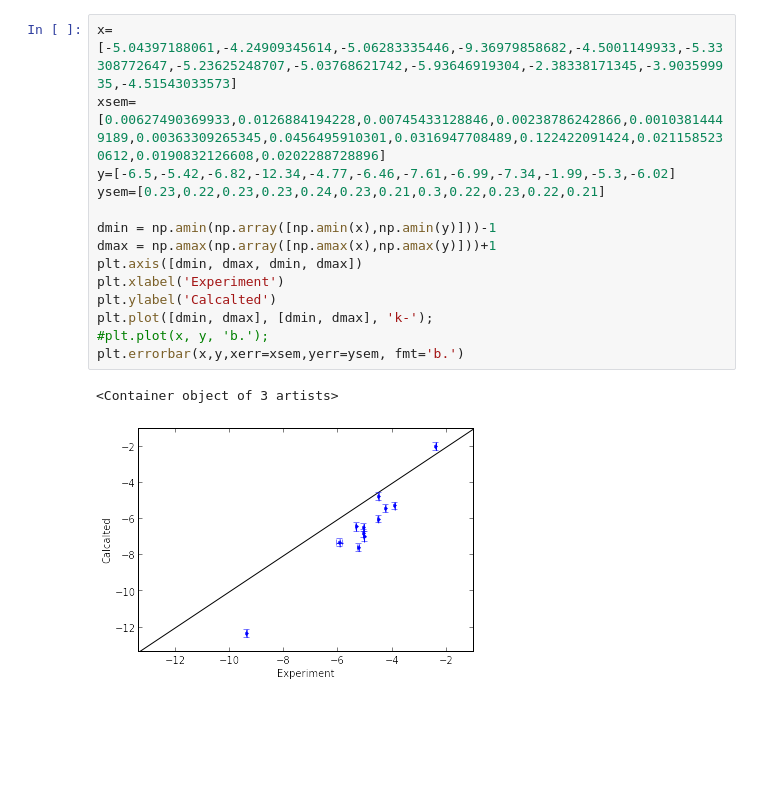
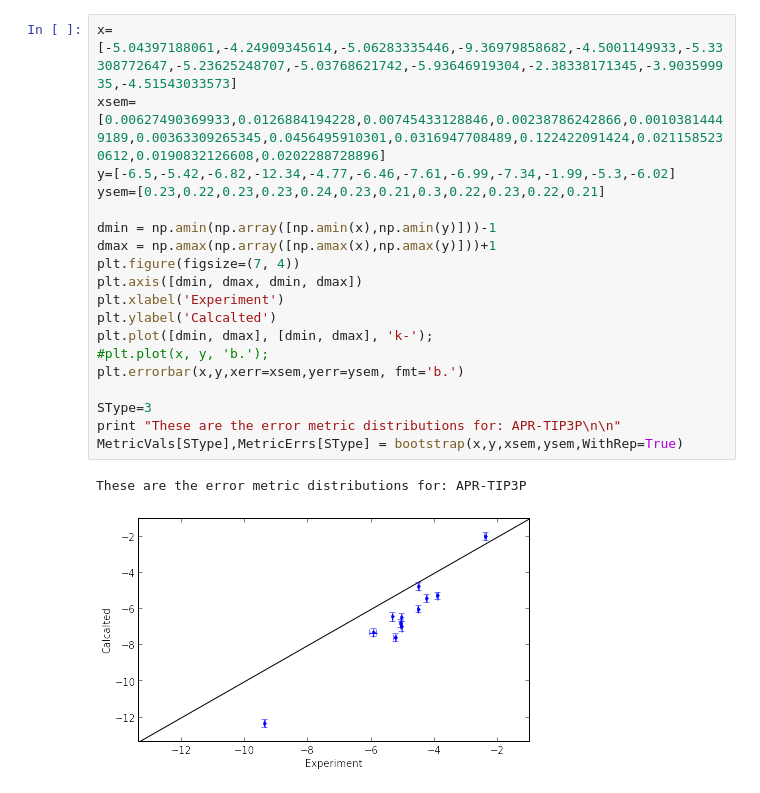
Before and after one commit to nhenriksen/Random, a Jupyter notebook: Compare-MovTyp-vs-APR-TIP3P.ipynb, the cells around one changed output. Drawn from its saved outputs; the diff is of its cells as text; blank space fills up the shorter version.

```diff
--- a/Compare-MovTyp-vs-APR-TIP3P.ipynb
+++ b/Compare-MovTyp-vs-APR-TIP3P.ipynb
@@ -109,17 +98,22 @@ These are the error metric distributions for: MovTyp-1
 # %%
 x=[-5.04397188061,-4.24909345614,-5.06283335446,-9.36979858682,-4.5001149933,-5.33308772647,-5.23625248707,-5.03768621742,-5.93646919304,-2.38338171345,-3.903599935,-4.51543033573]
 xsem=[0.00627490369933,0.0126884194228,0.00745433128846,0.00238786242866,0.00103814449189,0.00363309265345,0.0456495910301,0.0316947708489,0.122422091424,0.0211585230612,0.0190832126608,0.0202288728896]
 y=[-6.5,-5.42,-6.82,-12.34,-4.77,-6.46,-7.61,-6.99,-7.34,-1.99,-5.3,-6.02]
 ysem=[0.23,0.22,0.23,0.23,0.24,0.23,0.21,0.3,0.22,0.23,0.22,0.21]
 
 dmin = np.amin(np.array([np.amin(x),np.amin(y)]))-1
 dmax = np.amax(np.array([np.amax(x),np.amax(y)]))+1
+plt.figure(figsize=(7, 4))
 plt.axis([dmin, dmax, dmin, dmax])
 plt.xlabel('Experiment')
 plt.ylabel('Calcalted')
 plt.plot([dmin, dmax], [dmin, dmax], 'k-');
 #plt.plot(x, y, 'b.');
 plt.errorbar(x,y,xerr=xsem,yerr=ysem, fmt='b.')
+
+SType=3
+print "These are the error metric distributions for: APR-TIP3P\n\n"
+MetricVals[SType],MetricErrs[SType] = bootstrap(x,y,xsem,ysem,WithRep=True)
 # %% [output]
-<Container object of 3 artists>
+These are the error metric distributions for: APR-TIP3P
-[figure, old version]
+[figure, new version]
```
Also changed, not shown: parts of 7 cells of this notebook.
